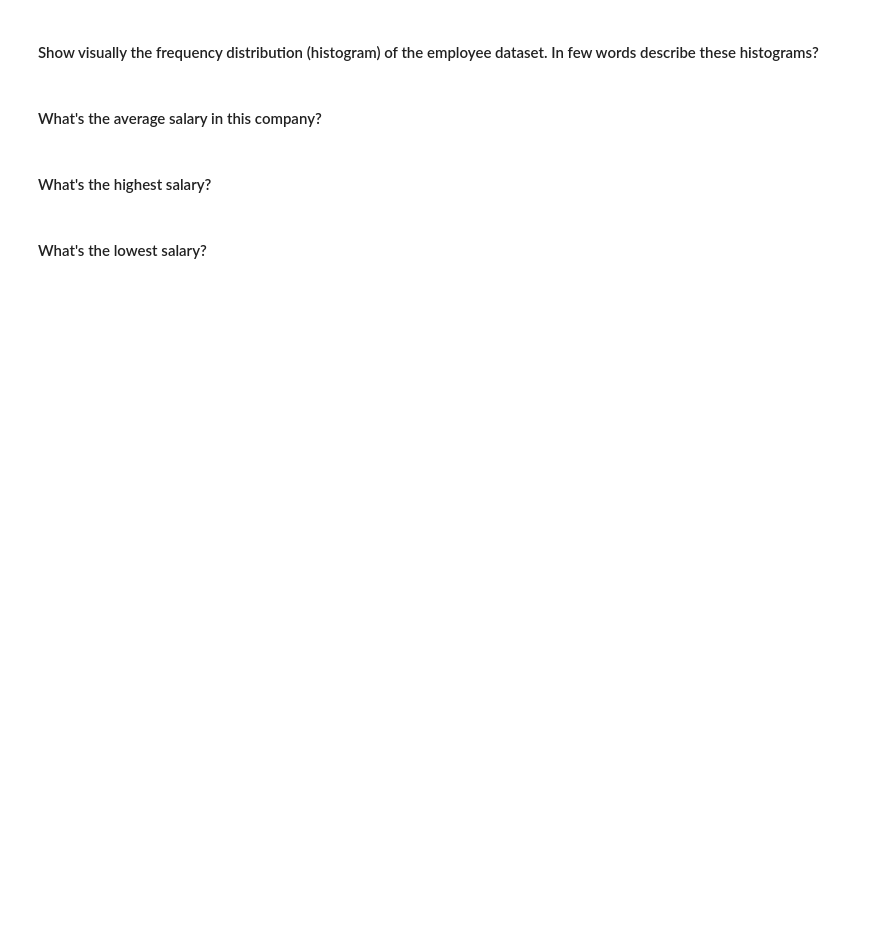
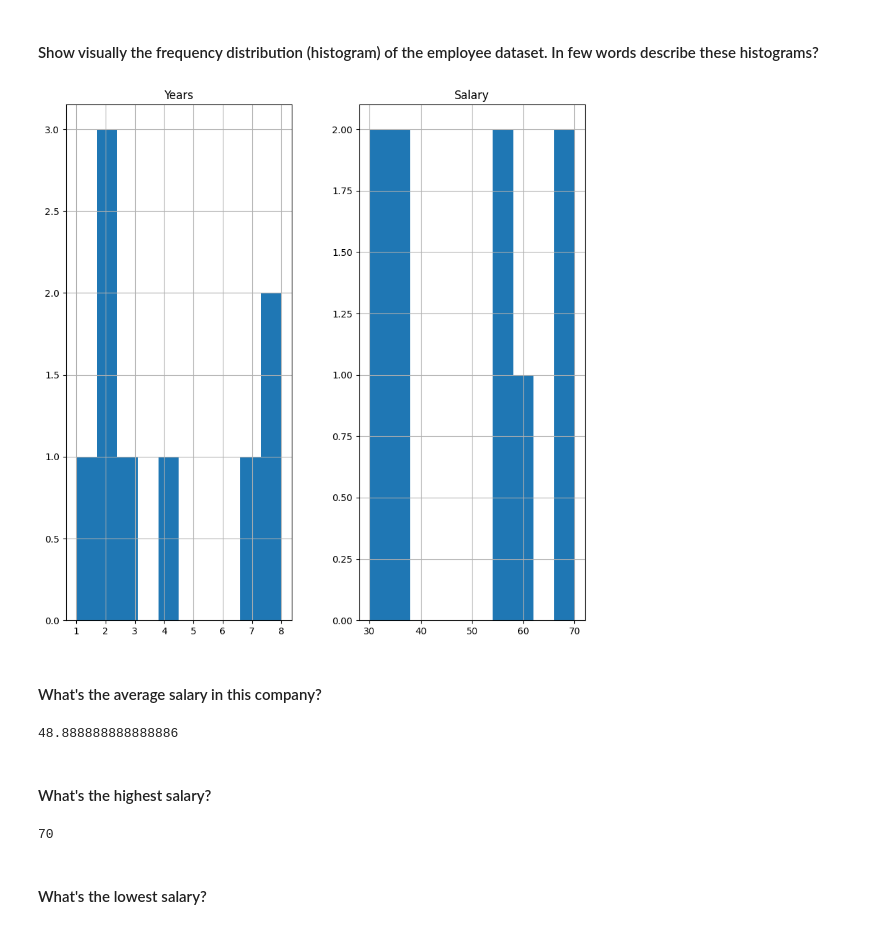
Before and after one commit to mat0ta/ironhack-ejercicios, a Jupyter notebook: Week4/Lab 4.2 Statistics & Normal Distributions.ipynb, the cells around one changed output. Drawn from its saved outputs; the diff is of its cells as text; code cells hidden in the pictures; blank space fills up the shorter version.

```diff
--- a/Week4/Lab 4.2 Statistics & Normal Distributions.ipynb
+++ b/Week4/Lab 4.2 Statistics & Normal Distributions.ipynb
@@ -87,6 +116,7 @@ print(temp_ny)
 #### Load the `employee.csv` file into a DataFrame. Call the dataframe `employee`
 # %%
 # your answer here
+employee = pd.read_csv('Employee.csv')
 # %% [markdown]
 #### Explore the data types of the Temp dataframe. Comment your results
 # %%
@@ -95,14 +135,24 @@ print(temp_ny)
 #### Show visually the frequency distribution (histogram) of the employee dataset. In few words describe these histograms?
 # %%
 # your answer here
+employee.hist(figsize=(10,10))
+plt.show()
+# %% [output]
+[figure, added]
 # %% [markdown]
 #### What's the average salary in this company?
 # %%
 # your answer here
+np.mean(employee["Salary"])
+# %% [output]
+48.888888888888886
 # %% [markdown]
 #### What's the highest salary?
 # %%
 # your answer here
+np.max(employee["Salary"])
+# %% [output]
+70
 # %% [markdown]
 #### What's the lowest salary?
 # %%
```
Also changed, not shown: parts of 46 cells of this notebook.
